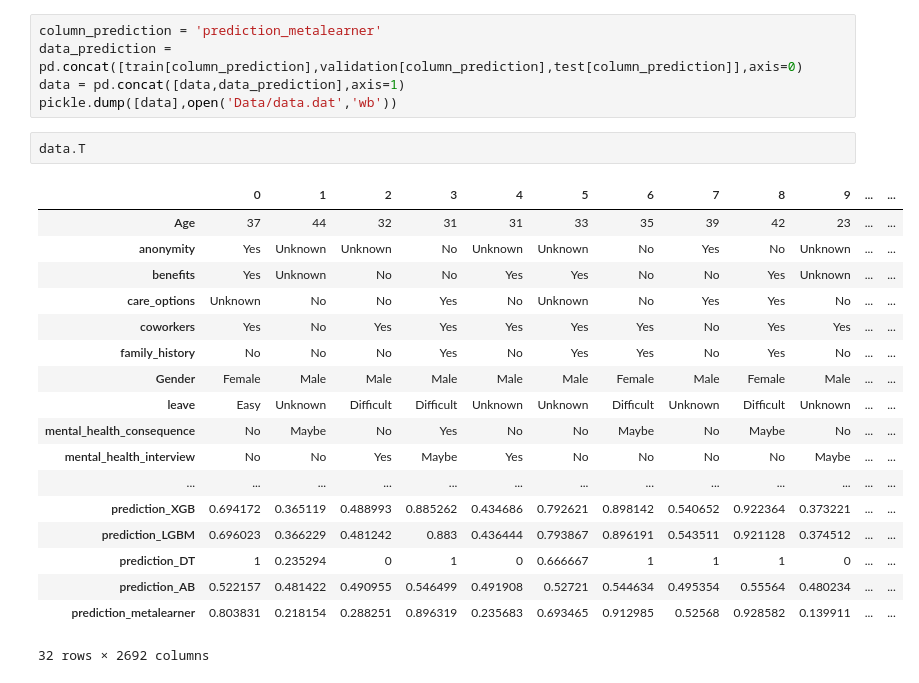
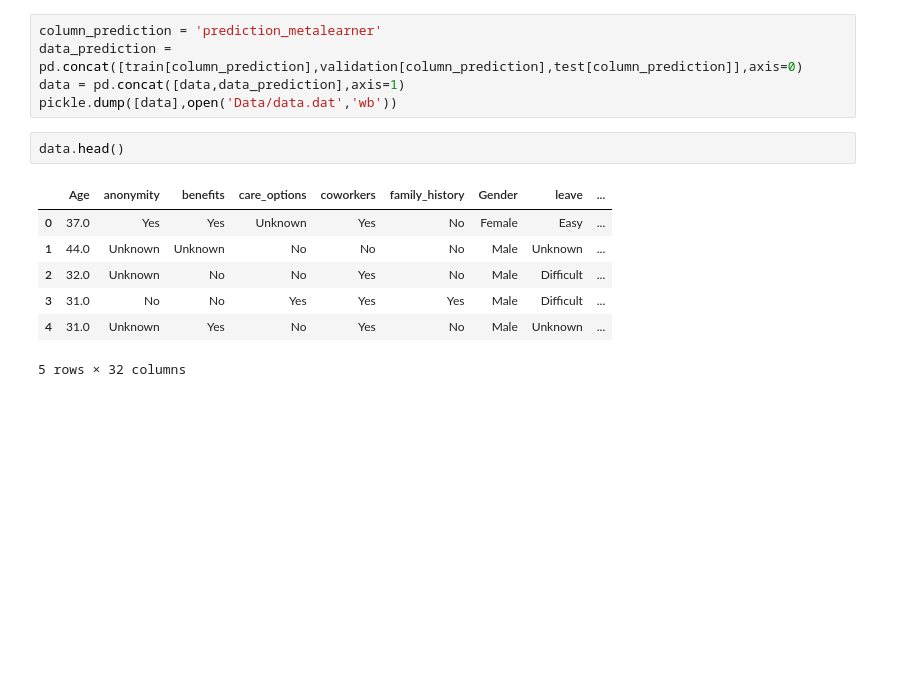
Before and after one commit to alvarorgaz/Research-on-Feature-Importance-for-Stacking-Models, a Jupyter notebook: 3. Modelling 2nd stacking layer.ipynb, the cells around one changed output. Cells and saved outputs as stored; diff of their text form; blank space fills up the shorter version.

```diff
--- a/3. Modelling 2nd stacking layer.ipynb
+++ b/3. Modelling 2nd stacking layer.ipynb
@@ -329,23 +249,12 @@ data_prediction = pd.concat([train[column_prediction],validation[column_predicti
 data = pd.concat([data,data_prediction],axis=1)
 pickle.dump([data],open('Data/data.dat','wb'))
 # %%
-data.T
+data.head()
 # %% [output]
-|  | 0 | 1 | 2 | 3 | 4 | 5 | 6 | 7 | 8 | 9 | ... | ... |
-| Age | 37 | 44 | 32 | 31 | 31 | 33 | 35 | 39 | 42 | 23 | ... | ... |
-| anonymity | Yes | Unknown | Unknown | No | Unknown | Unknown | No | Yes | No | Unknown | ... | ... |
-| benefits | Yes | Unknown | No | No | Yes | Yes | No | No | Yes | Unknown | ... | ... |
-| care_options | Unknown | No | No | Yes | No | Unknown | No | Yes | Yes | No | ... | ... |
-| coworkers | Yes | No | Yes | Yes | Yes | Yes | Yes | No | Yes | Yes | ... | ... |
-| family_history | No | No | No | Yes | No | Yes | Yes | No | Yes | No | ... | ... |
-| Gender | Female | Male | Male | Male | Male | Male | Female | Male | Female | Male | ... | ... |
-| leave | Easy | Unknown | Difficult | Difficult | Unknown | Unknown | Difficult | Unknown | Difficult | Unknown | ... | ... |
-| mental_health_consequence | No | Maybe | No | Yes | No | No | Maybe | No | Maybe | No | ... | ... |
-| mental_health_interview | No | No | Yes | Maybe | Yes | No | No | No | No | Maybe | ... | ... |
-| ... | ... | ... | ... | ... | ... | ... | ... | ... | ... | ... | ... | ... |
-| prediction_XGB | 0.694172 | 0.365119 | 0.488993 | 0.885262 | 0.434686 | 0.792621 | 0.898142 | 0.540652 | 0.922364 | 0.373221 | ... | ... |
-| prediction_LGBM | 0.696023 | 0.366229 | 0.481242 | 0.883 | 0.436444 | 0.793867 | 0.896191 | 0.543511 | 0.921128 | 0.374512 | ... | ... |
-| prediction_DT | 1 | 0.235294 | 0 | 1 | 0 | 0.666667 | 1 | 1 | 1 | 0 | ... | ... |
-| prediction_AB | 0.522157 | 0.481422 | 0.490955 | 0.546499 | 0.491908 | 0.52721 | 0.544634 | 0.495354 | 0.55564 | 0.480234 | ... | ... |
-| prediction_metalearner | 0.803831 | 0.218154 | 0.288251 | 0.896319 | 0.235683 | 0.693465 | 0.912985 | 0.52568 | 0.928582 | 0.139911 | ... | ... |
+|  | Age | anonymity | benefits | care_options | coworkers | family_history | Gender | leave | ... |
+| 0 | 37.0 | Yes | Yes | Unknown | Yes | No | Female | Easy | ... |
+| 1 | 44.0 | Unknown | Unknown | No | No | No | Male | Unknown | ... |
+| 2 | 32.0 | Unknown | No | No | Yes | No | Male | Difficult | ... |
+| 3 | 31.0 | No | No | Yes | Yes | Yes | Male | Difficult | ... |
+| 4 | 31.0 | Unknown | Yes | No | Yes | No | Male | Unknown | ... |
-32 rows × 2692 columns
+5 rows × 32 columns
```
Also changed, not shown: parts of 5 cells of this notebook.
